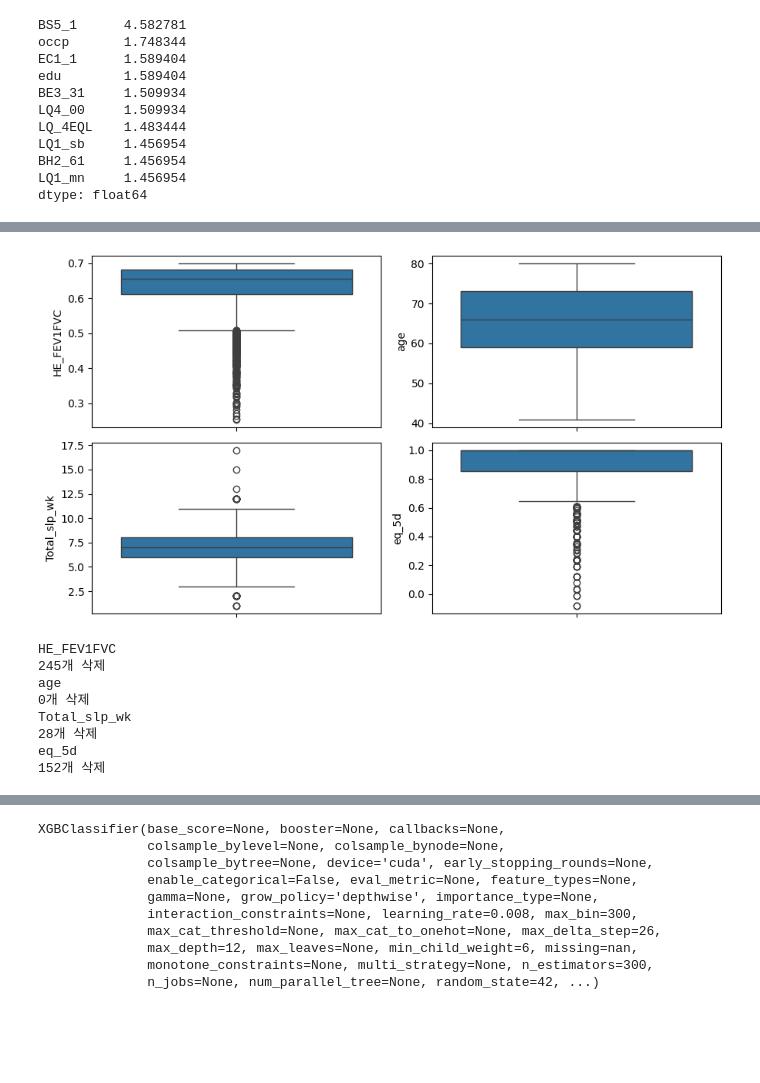
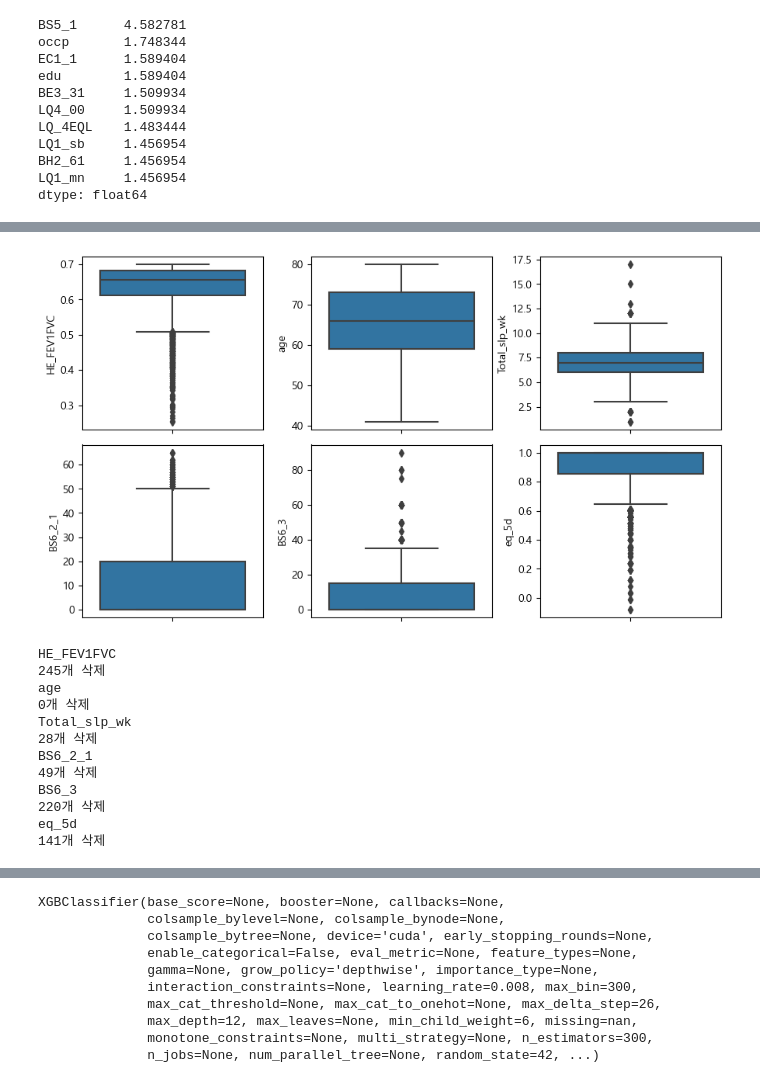
Before and after one commit to jhs-164179/Nurse__, a Jupyter notebook: [04]ML_test.ipynb, the cells around one changed output, grey strips where cells are left out. Cells and saved outputs as stored; diff of their text form; code cells hidden in the pictures; blank space fills up the shorter version.

```diff
--- a/[04]ML_test.ipynb
+++ b/[04]ML_test.ipynb
@@ -65,18 +62,14 @@ dtype: float64
 # %%
 # feature importance 기반 변수 제거(1차)
 df.drop(['LQ_1EQL', 'LQ_2EQL', 'LQ_3EQL', 'LQ_4EQL', 'LQ_5EQL'], axis=1, inplace=True)
-# feature importance 기반 변수 제거(2차) X
-# df.drop(['BS5_1'], axis=1, inplace=True)
-# corr matrix 기반 변수 제거(3차)
+# corr matrix 기반 변수 제거(2차)
 df.drop(['EC1_1'], axis=1, inplace=True)
-# feature importance 기반 변수 제거(4차) X
-# df.drop(['D_1_1'], axis=1, inplace=True)
-# feature importance 기반 변수 제거(5차)
-df.drop(['cage', 'LQ1_sb', 'BP1', 'LQ1_mn'], axis=1, inplace=True)
-# 분산 기반 변수 제거(6차)
-df.drop(['BS6_2_1', 'BS6_3'], axis=1, inplace=True)
-# feture importance 기반 변수 제거(7차)
-df.drop(['LQ4_00', 'BD1'], axis=1, inplace=True)
+# feature importance 기반 변수 제거(3차)
+df.drop(['cage', 'LQ1_sb', 'LQ1_mn', 'LQ4_00'], axis=1, inplace=True)
+# feture importance 기반 변수 제거(4차)
+df.drop(['BD1', 'mh_stress', 'BS3_1'], axis=1, inplace=True)
+# feture importance 기반 변수 제거(5차)
+df.drop(['BO1_1', 'BO2_1'], axis=1, inplace=True)
 # %%
 # 1차년도
 NUMERIC = ['HE_FEV1FVC', 'age', 'Total_slp_wk']
@@ -96,6 +89,7 @@ TARGETS = ['BE3_31', 'BE5_1']
 f_NUMERIC = (NUMERIC + NUMERIC2 + NUMERIC3).copy()
 f_CATEGORICAL = (CATEGORICAL + CATEGORICAL2 + CATEGORICAL3).copy()
 f_ONE_HOT = (ONE_HOT + ONE_HOT2 + ONE_HOT3).copy()
+f_CATEGORICAL.append('BE3_31')
 # %%
 for value in f_NUMERIC:
     if value not in df.columns:
@@ -111,13 +105,14 @@ for value in f_ONE_HOT:
     if value not in df.columns:
         print(value)
         f_ONE_HOT.remove(value)
-# %%
-f_ONE_HOT.append('BE3_31')
 # %%
 # 결측치 처리
-for col in df.columns:
-    # df[col].fillna(df[col].mode()[0], inplace=True)
+for col in f_NUMERIC:
     df[col].fillna(0, inplace=True)
+for col in f_CATEGORICAL:
+    df[col].fillna(0, inplace=True)
+for col in f_ONE_HOT:
+    df[col].fillna(df[col].mode()[0], inplace=True)
 # %%
 df[f_NUMERIC].hist()
 plt.tight_layout()
@@ -127,18 +122,18 @@ plt.show()
 # %%
 cols = 2
-rows = 2
+rows = 3
 fig, axes = plt.subplots(cols, rows, figsize=(9, 5))
 
 count = 0
 for j in range(cols):
     for k in range(rows):
         if count >= 7:
             break
         sns.boxplot(y=df[f_NUMERIC[count]], ax=axes[j, k])
         count += 1
 plt.tight_layout()
 # %% [output]
-[figure, old version]
+[figure, new version]
 # %%
 # 이상치 제거
 for col in f_NUMERIC:
@@ -151,8 +146,12 @@ age
 0개 삭제
 Total_slp_wk
 28개 삭제
+BS6_2_1
+49개 삭제
+BS6_3
+220개 삭제
 eq_5d
-152개 삭제
+141개 삭제
 # %%
 df[f_NUMERIC].hist()
 plt.tight_layout()
```
Also changed, not shown: parts of 11 cells of this notebook, 1 other file.
